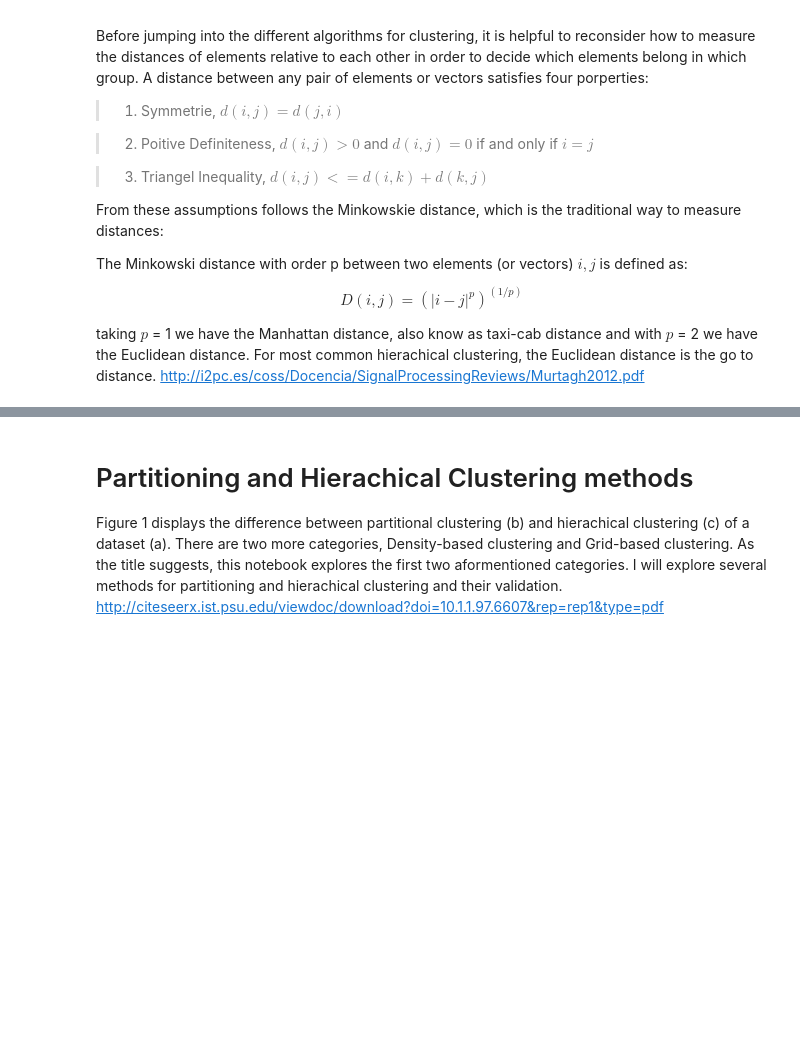
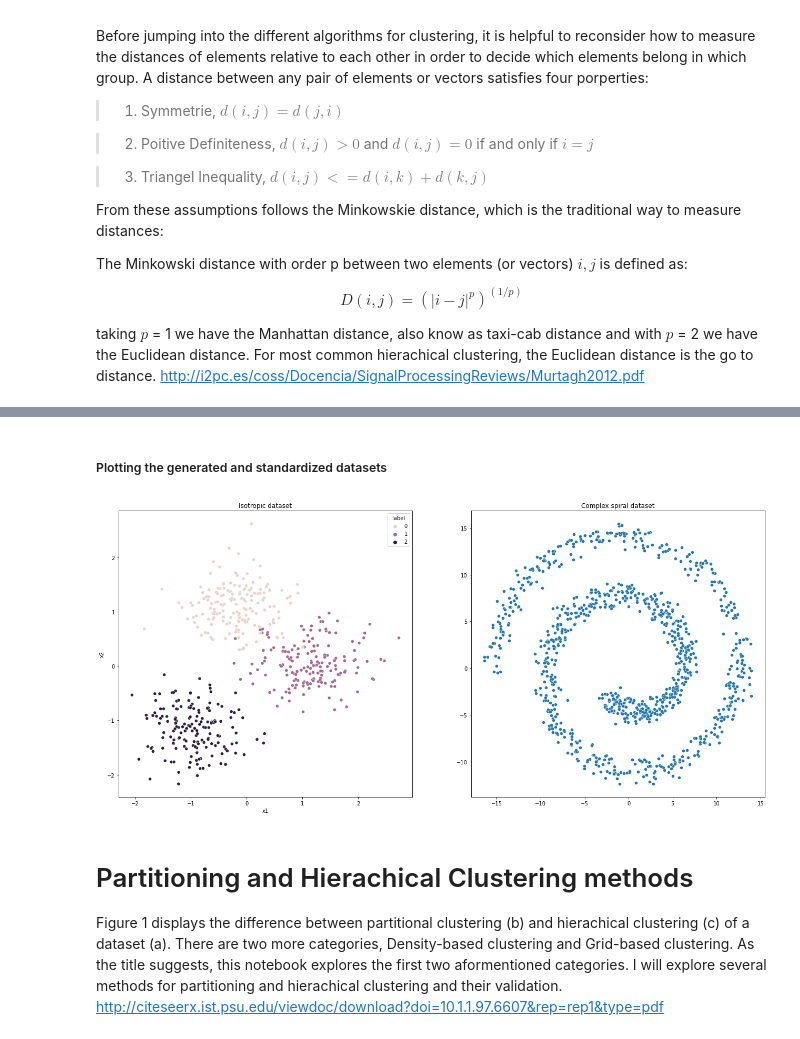
Before and after one commit to JonathanWillnow/CompuStatsClustering, a Jupyter notebook: FinalProject.ipynb, the cells around one changed output, grey strips where cells are left out. Cells and saved outputs as stored; diff of their text form; code cells hidden in the pictures; blank space fills up the shorter version.

```diff
--- a/FinalProject.ipynb
+++ b/FinalProject.ipynb
@@ -147,0 +164,9 @@ http://i2pc.es/coss/Docencia/SignalProcessingReviews/Murtagh2012.pdf
+# %%
+features, true_labels = sk_data.make_blobs(n_samples=500, centers=3, cluster_std=2.75, random_state=42)
+
+# Standartization
+scaler = sk_preprocessing.StandardScaler()
+features_scaled = scaler.fit_transform(features)
+blobs_df = pd.DataFrame(features_scaled, columns = ["x1", "x2"])
+blobs_df["label"] = true_labels
+blobs_df.head(5)
@@ -147,0 +180,19 @@ http://i2pc.es/coss/Docencia/SignalProcessingReviews/Murtagh2012.pdf
+# %%
+def generate_complexdata(plotting):
+
+    n_samples = 1000
+    np.random.seed(0)
+    t = 1.25 * np.pi * (1 + 3 * np.random.rand(1, n_samples))
+    x = t * np.cos(t)
+    y = t * np.sin(t)
+
+    X = np.concatenate((x, y))
+    X += .7 * np.random.randn(2, n_samples)
+    X = X.T
+
+    if plotting == True:
+        fig, ax = plt.subplots(figsize = (10,10))
+        ax = sns.scatterplot(X[:, 0], X[:, 1],cmap=plt.cm.nipy_spectral)
+        ax.set_title("complex dataset")
+
+    return(X)
@@ -147,0 +201,18 @@ http://i2pc.es/coss/Docencia/SignalProcessingReviews/Murtagh2012.pdf
+# %% [markdown]
+##### Plotting the generated and standardized datasets
+# %%
+def plot_generated_datasets():
+    complex_data = generate_complexdata(False)
+
+    fig, ax = plt.subplots(1,2,figsize = (22,10))
+    plt.subplot(121)
+    ax = sns.scatterplot(x= blobs_df.x1, y=blobs_df.x2, hue=blobs_df.label)
+    ax.set_title("Isotropic dataset");
+
+    plt.subplot(122)
+    ax = sns.scatterplot(x= complex_data[:, 0],  y= complex_data[:, 1],cmap=plt.cm.nipy_spectral)
+    ax.set_title("Complex spiral dataset")
+# %%
+plot_generated_datasets()
+# %% [output]
+[figure, added]
```
Also changed, not shown: parts of 54 cells of this notebook.
